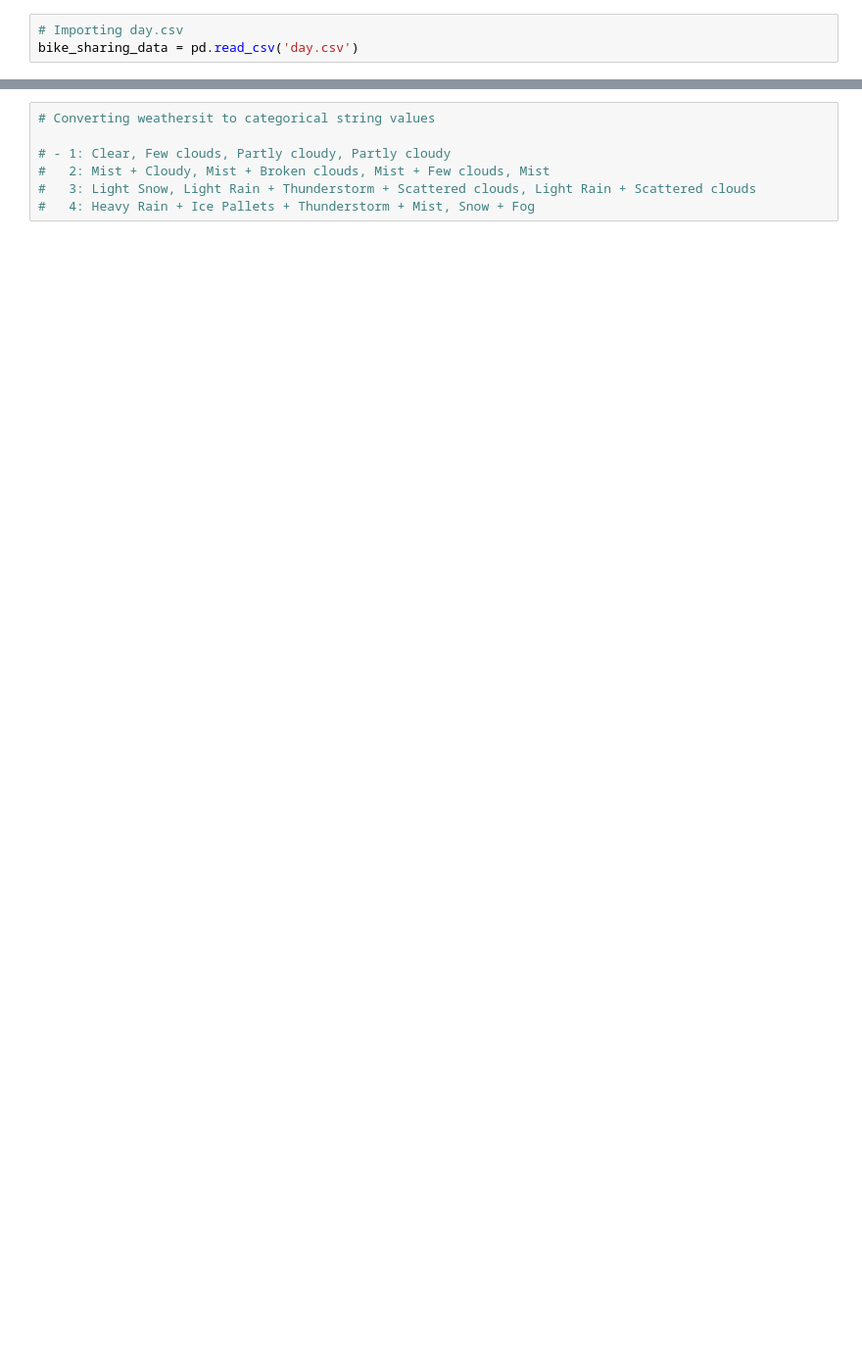
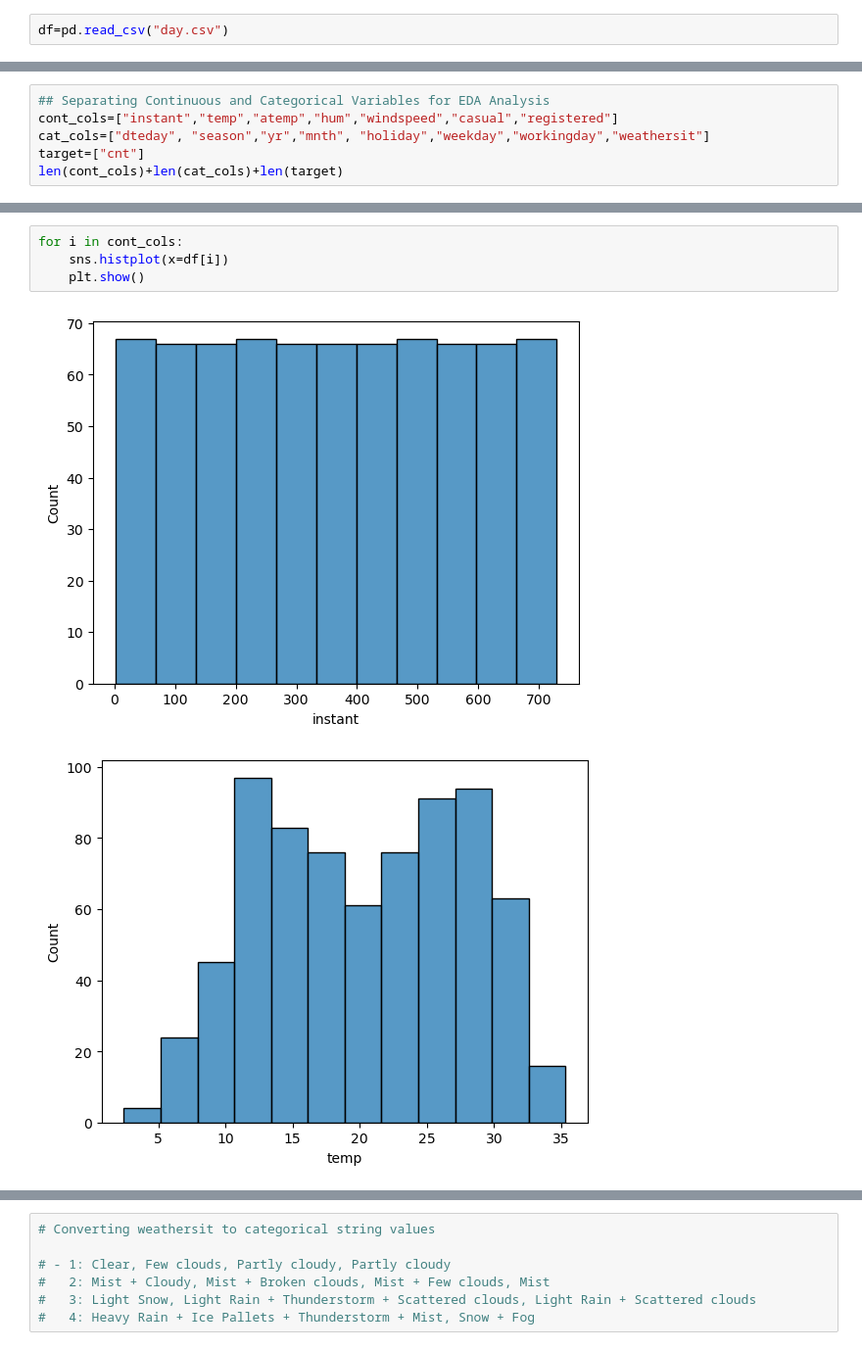
Before and after one commit to razranjan/Linear_regression, a Jupyter notebook: bike_sharing_assignment.ipynb, the cells around one changed output, grey strips where cells are left out. Shown at 98% size. Saved outputs shown, nothing was run; the diff lists cells and outputs as text; blank space fills up the shorter version.

Commit message:
Updaing correct bike sharing assignment
Updaing correct bike sharing assignment

```diff
--- a/bike_sharing_assignment.ipynb
+++ b/bike_sharing_assignment.ipynb
@@ -15,3 +18,2 @@ import seaborn as sns
 # %%
-# Importing day.csv
-bike_sharing_data = pd.read_csv('day.csv')
+df=pd.read_csv("day.csv")
@@ -47,0 +94,6 @@ memory usage: 91.4+ KB
+# %%
+## Separating Continuous and Categorical Variables for EDA Analysis
+cont_cols=["instant","temp","atemp","hum","windspeed","casual","registered"]
+cat_cols=["dteday", "season","yr","mnth", "holiday","weekday","workingday","weathersit"]
+target=["cnt"]
+len(cont_cols)+len(cat_cols)+len(target)
@@ -47,0 +104,7 @@ memory usage: 91.4+ KB
+# %%
+for i in cont_cols:
+    sns.histplot(x=df[i])
+    plt.show()
+# %% [output]
+[figure, added]
+[figure, added]
```
Also changed, not shown: parts of 144 cells of this notebook.
